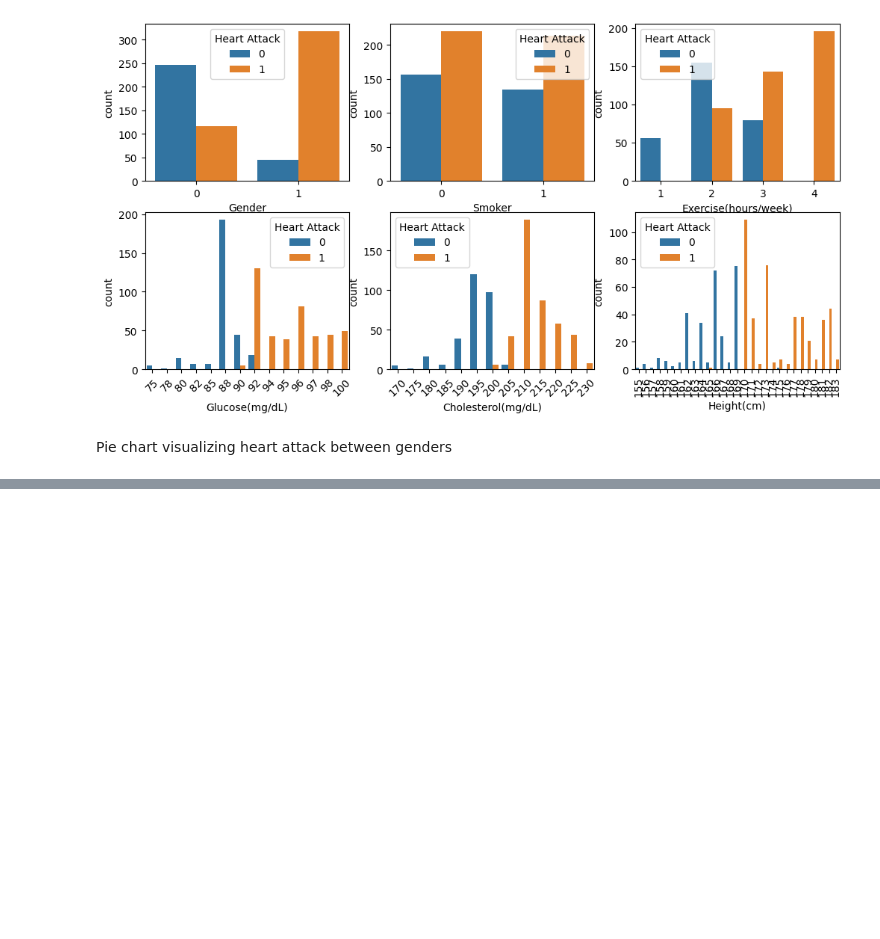
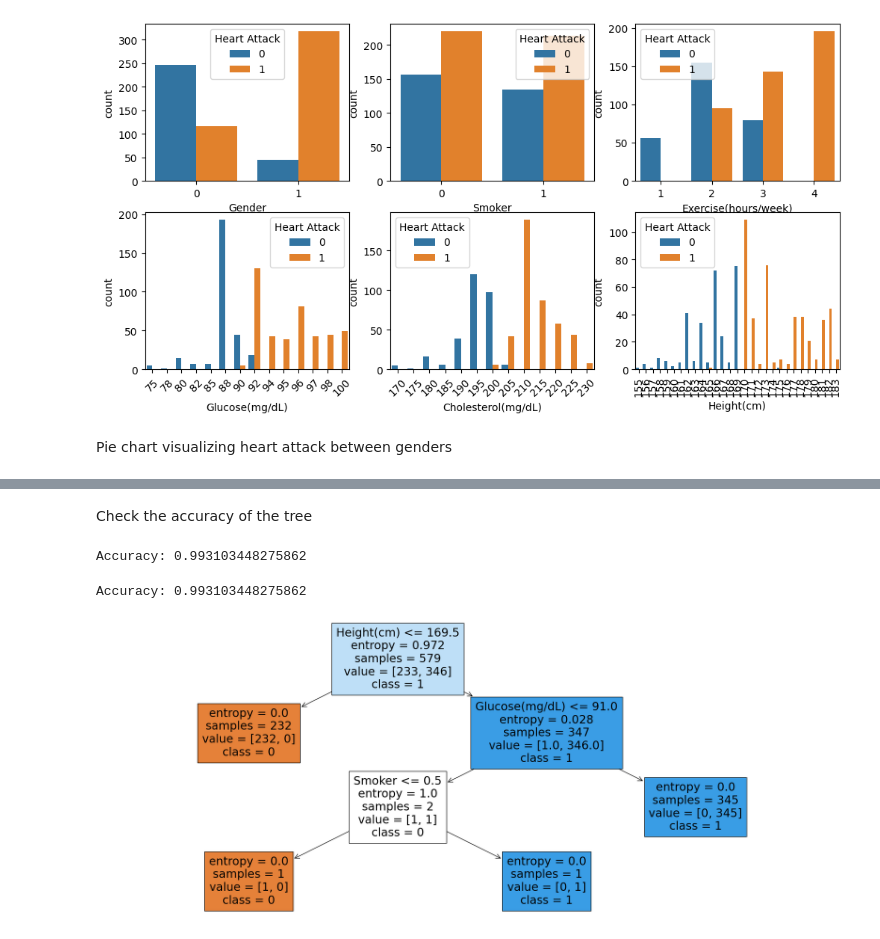
Before and after one commit to godoistvan/Heart-Health, a Jupyter notebook: hearthealth.ipynb, the cells around one changed output, grey strips where cells are left out. Saved outputs shown, nothing was run; the diff lists cells and outputs as text; code cells hidden in the pictures; blank space fills up the shorter version.

```diff
--- a/hearthealth.ipynb
+++ b/hearthealth.ipynb
@@ -147,0 +154,4 @@ plt.show()
+# %%
+X = df.drop(['ID', 'Name', 'Heart Attack'], axis=1)
+Y=df['Heart Attack']
+X
@@ -147,0 +174,2 @@ plt.show()
+# %%
+X_train, X_test, y_train, y_test = train_test_split(X, Y, test_size=0.2, random_state=32)
@@ -147,0 +192,23 @@ plt.show()
+# %% [markdown]
+Check the accuracy of the tree
+# %%
+print("Accuracy:",metrics.accuracy_score(y_test,y_pred))
+# %% [output]
+Accuracy: 0.993103448275862
+# %%
+
+clf = DecisionTreeClassifier(criterion="entropy", max_depth=3)
+
+
+clf = clf.fit(X_train,y_train)
+
+
+y_pred = clf.predict(X_test)
+
+print("Accuracy:",metrics.accuracy_score(y_test, y_pred))
+plt.figure(figsize=(25,10))
+plot_tree(clf, filled=True, feature_names=X.columns, class_names=Y.unique().astype(str))
+plt.show()
+# %% [output]
+Accuracy: 0.993103448275862
+[figure, added]
```
Also changed, not shown: parts of 8 cells of this notebook, 6 other files.
